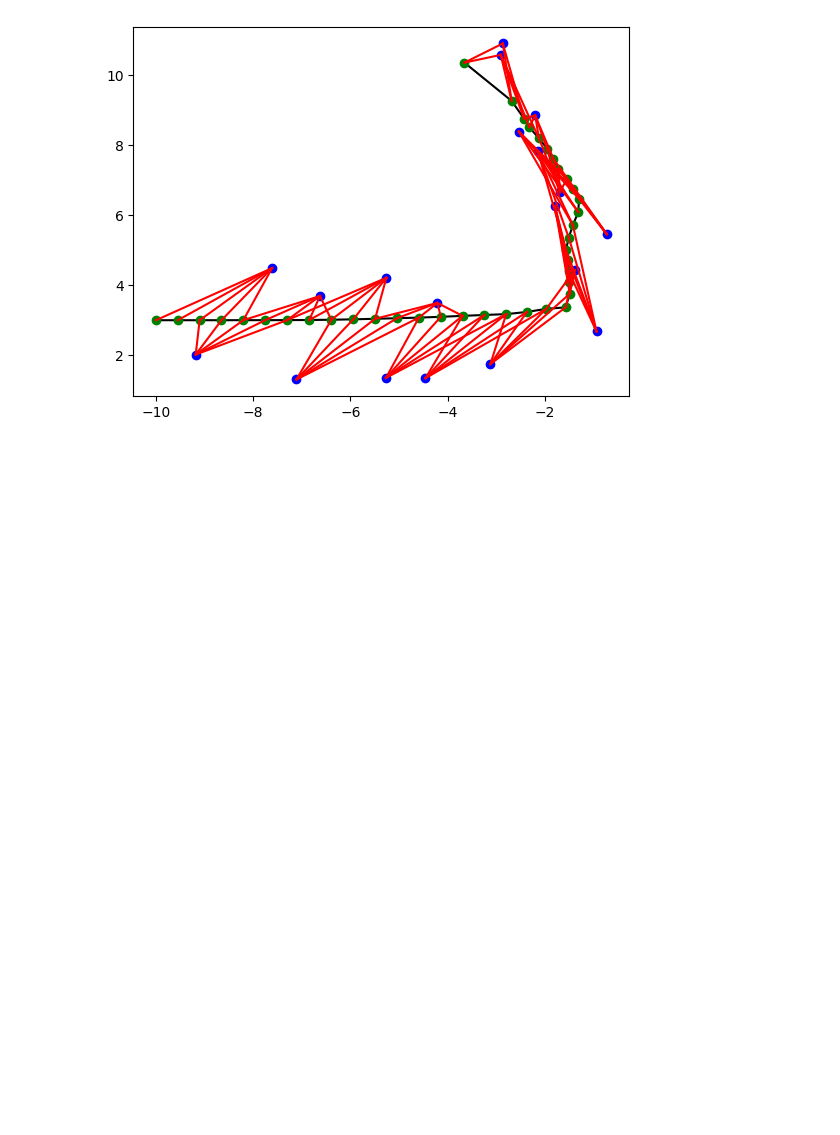
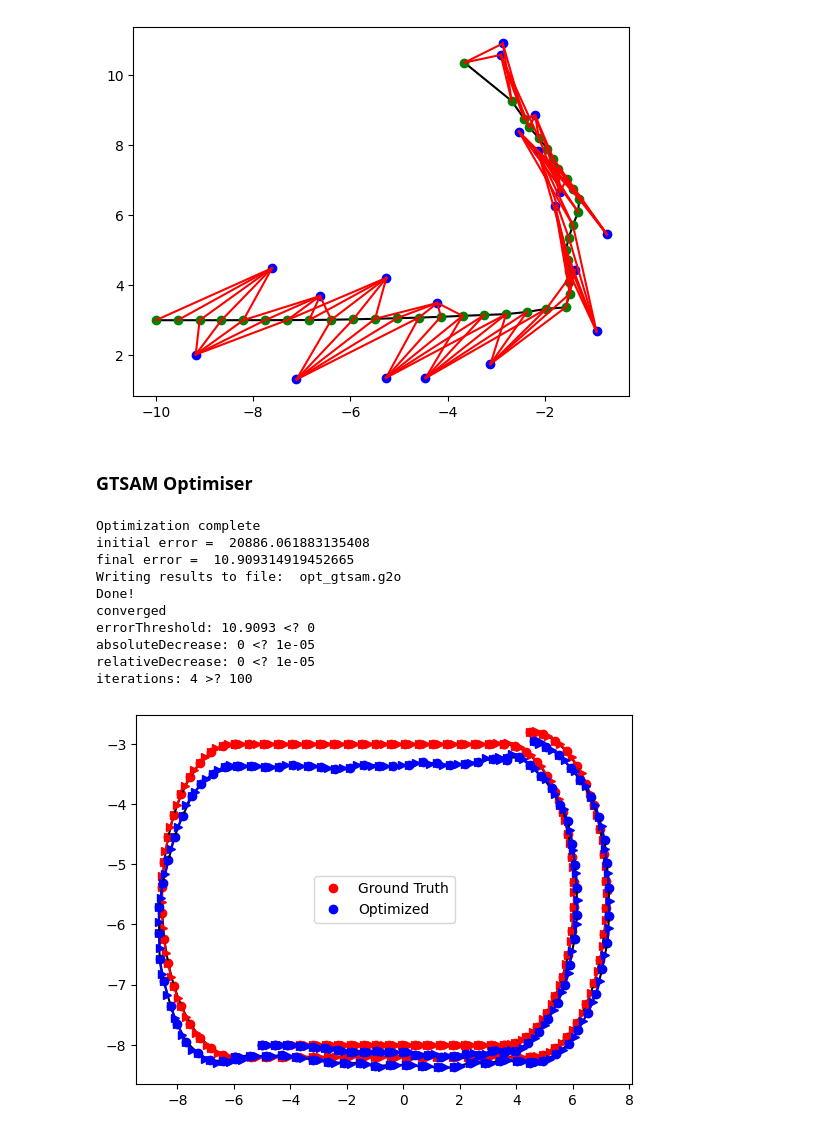
Before and after one commit to ayushsharma-crypto/SLAM-BO-G2O-GTSAM, a Jupyter notebook: Tutorial/gtsam_fullslam/code.ipynb, the cells around one changed output. Drawn from its saved outputs; the diff is of its cells as text; code cells hidden in the pictures; blank space fills up the shorter version.

```diff
--- a/Tutorial/gtsam_fullslam/code.ipynb
+++ b/Tutorial/gtsam_fullslam/code.ipynb
@@ -192,3 +192,41 @@ absoluteDecrease: 0 <? 1e-05
 relativeDecrease: 0 <? 1e-05
 iterations: 6 >? 500
 [figure]
+# %% [markdown]
+### GTSAM Optimiser
+# %%
+
+def gtsam_optimisation(save_file, noiselc, x0, y0, t0):
+	graph, initial = gtsam.readG2o(noiselc, is3D=False)
+	priorModel = gtsam.noiseModel.Diagonal.Variances(gtsam.Point3(1e-2, 1e-2, 1e-4))
+	graph.add(gtsam.PriorFactorPose2(0, gtsam.Pose2(x0, y0, t0), priorModel))
+
+	params = gtsam.LevenbergMarquardtParams()
+	params.setVerbosity("Termination")  # this will show info about stopping conds
+	optimizer = gtsam.LevenbergMarquardtOptimizer(graph, initial, params)
+
+	result = optimizer.optimize()
+	print("Optimization complete")
+	print("initial error = ", graph.error(initial))
+	print("final error = ", graph.error(result))
+
+	print("Writing results to file: ", save_file)
+	graphNoKernel, _ = gtsam.readG2o(noiselc, is3D=False)
+	gtsam.writeG2o(graphNoKernel, result, save_file)
+	print("Done!")
+# %%
+gtsam_optimisation("opt_gtsam.g2o", "noise.g2o", X[0], Y[0], THETA[0])
+(xOpt, yOpt, tOpt) = readG2o("opt_gtsam.g2o")
+drawTwo(X, Y, THETA, xOpt, yOpt, tOpt)
+# %% [output]
+Optimization complete
+initial error =  20886.061883135408
+final error =  10.909314919452665
+Writing results to file:  opt_gtsam.g2o
+Done!
+converged
+errorThreshold: 10.9093 <? 0
+absoluteDecrease: 0 <? 1e-05
+relativeDecrease: 0 <? 1e-05
+iterations: 4 >? 100
+[figure, added]
```
Also changed, not shown: parts of 2 cells of this notebook, 11 other files.
